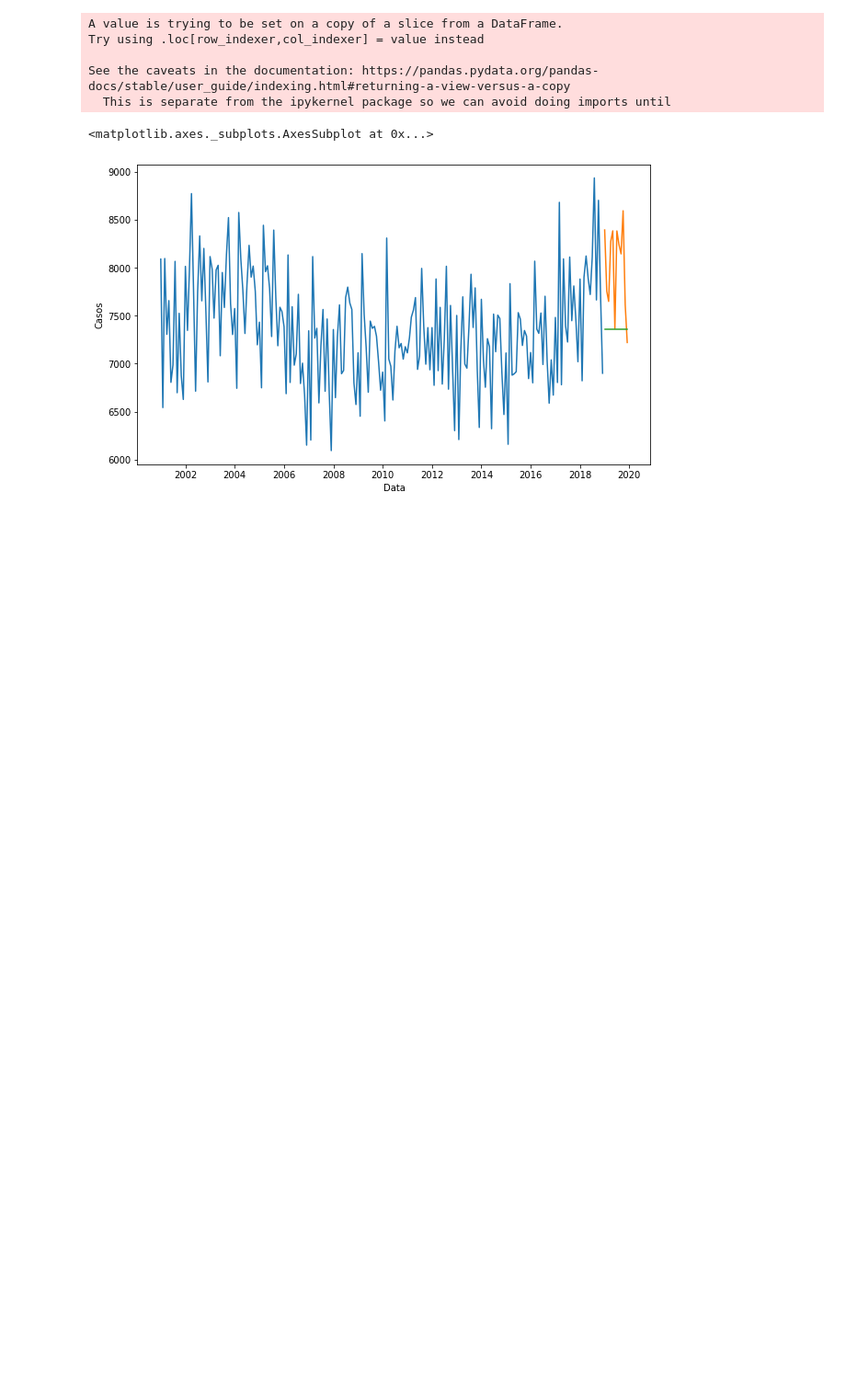
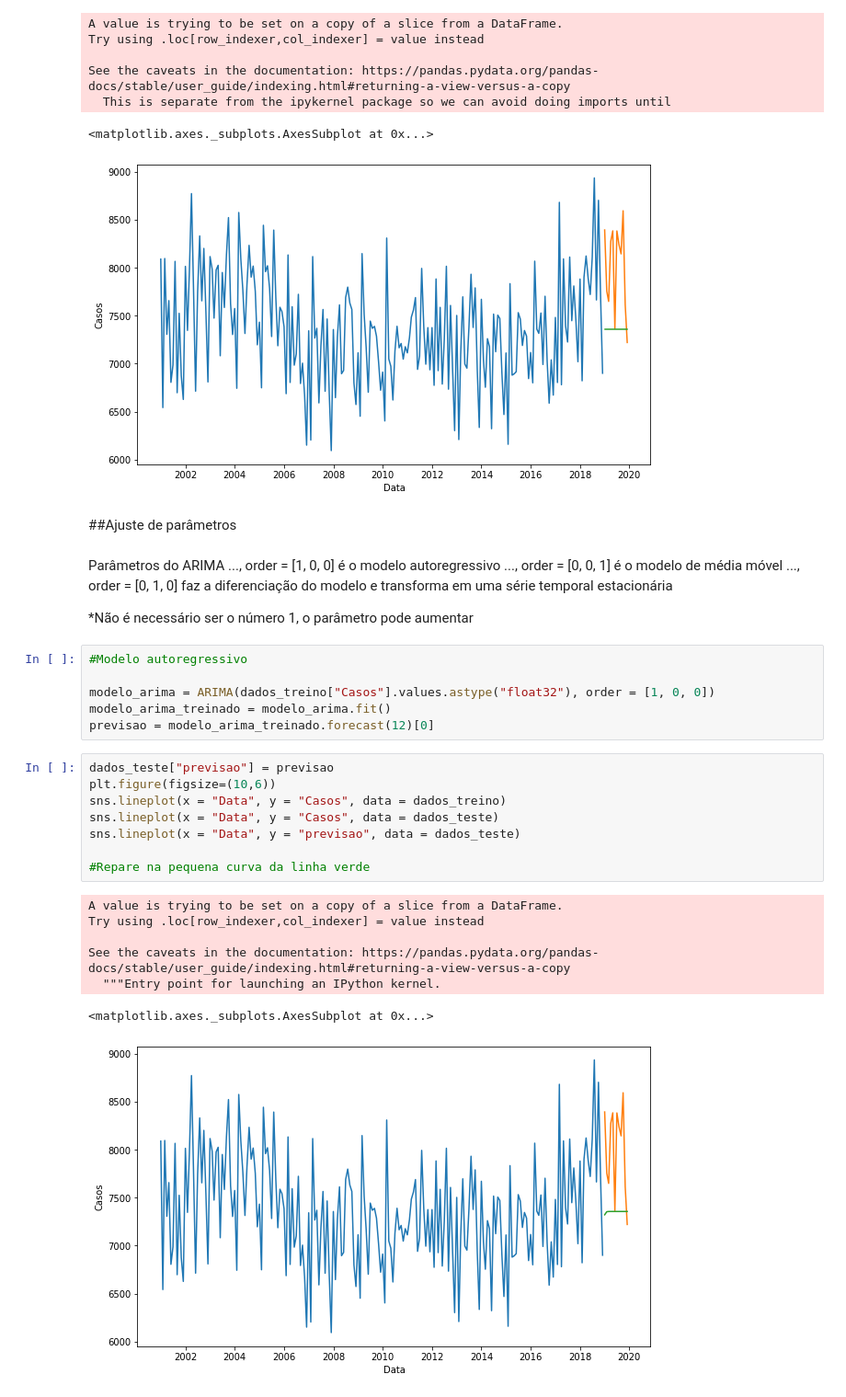
Before and after one commit to GuilhermeRuy97/BootcampDataScience, a Jupyter notebook: Analise_e_previsao_de_Series_Temporais.ipynb, the cells around one changed output. Shown at 92% size. Cells and saved outputs as stored; diff of their text form; blank space fills up the shorter version.

```diff
--- a/Analise_e_previsao_de_Series_Temporais.ipynb
+++ b/Analise_e_previsao_de_Series_Temporais.ipynb
@@ -640,3 +640,34 @@ See the caveats in the documentation: https://pandas.pydata.org/pandas-docs/stab
   This is separate from the ipykernel package so we can avoid doing imports until
 <matplotlib.axes._subplots.AxesSubplot at 0x...>
 [figure]
+# %% [markdown]
+##Ajuste de parâmetros
+# %% [markdown]
+Parâmetros do ARIMA
+..., order = [1, 0, 0] é o modelo autoregressivo
+..., order = [0, 0, 1] é o modelo de média móvel
+..., order = [0, 1, 0] faz a diferenciação do modelo e transforma em uma série temporal estacionária
+
+*Não é necessário ser o número 1, o parâmetro pode aumentar
+# %%
+#Modelo autoregressivo
+
+modelo_arima = ARIMA(dados_treino["Casos"].values.astype("float32"), order = [1, 0, 0])
+modelo_arima_treinado = modelo_arima.fit()
+previsao = modelo_arima_treinado.forecast(12)[0]
+# %%
+dados_teste["previsao"] = previsao
+plt.figure(figsize=(10,6))
+sns.lineplot(x = "Data", y = "Casos", data = dados_treino)
+sns.lineplot(x = "Data", y = "Casos", data = dados_teste)
+sns.lineplot(x = "Data", y = "previsao", data = dados_teste)
+
+#Repare na pequena curva da linha verde
+# %% [output]
+A value is trying to be set on a copy of a slice from a DataFrame.
+Try using .loc[row_indexer,col_indexer] = value instead
+
+See the caveats in the documentation: https://pandas.pydata.org/pandas-docs/stable/user_guide/indexing.html#returning-a-view-versus-a-copy
+  """Entry point for launching an IPython kernel.
+<matplotlib.axes._subplots.AxesSubplot at 0x...>
+[figure, added]
```
Also changed, not shown: parts of 8 cells of this notebook.
